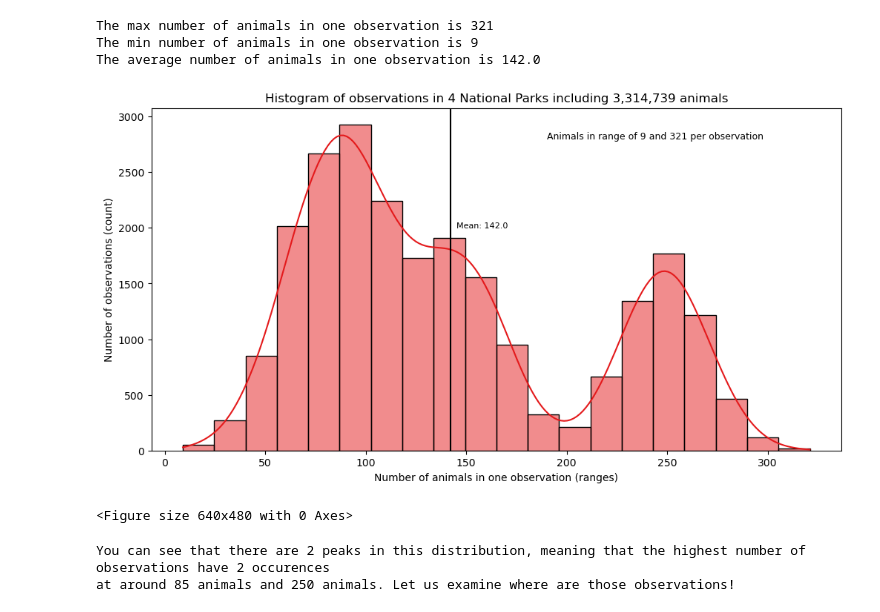
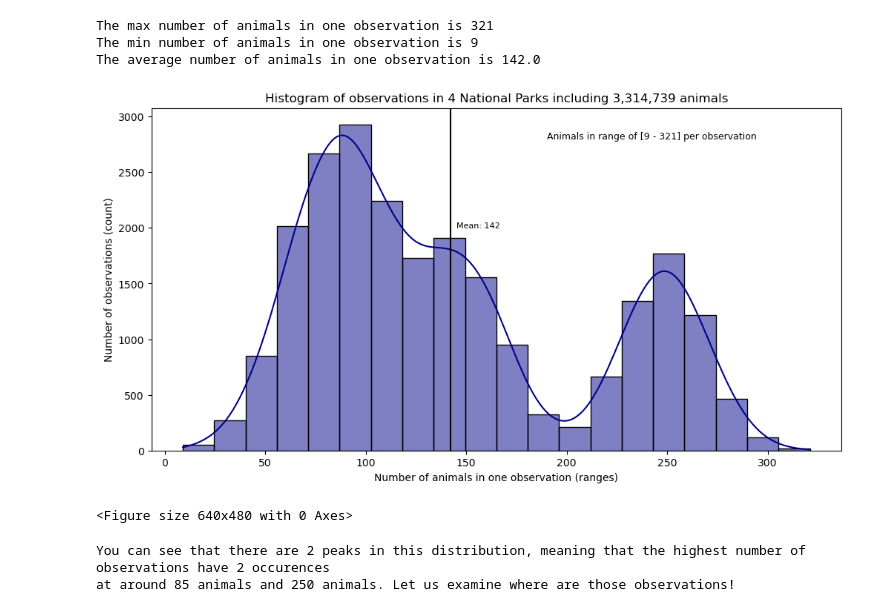
Before and after one commit to LiZoMark841619/Biodiversity_Project, a Jupyter notebook: biodiversity_starter/biodiversity.ipynb, the cells around one changed output. Drawn from its saved outputs; the diff is of its cells as text; code cells hidden in the pictures.

```diff
--- a/biodiversity_starter/biodiversity.ipynb
+++ b/biodiversity_starter/biodiversity.ipynb
@@ -129,19 +129,19 @@ The min number of animals in one observation is 9
 The average number of animals in one observation is 142.0
 # %%
 plt.figure(figsize=[12, 6])
-sns.histplot(file1.observations, kde=True, bins=20)
+sns.histplot(file1.observations, kde=True, bins=20, color='darkblue')
 plt.title(f'Histogram of observations in {file1.park_name.nunique()} National Parks including {file1.observations.sum():,} animals')
 plt.xlabel('Number of animals in one observation (ranges)')
 plt.ylabel('Number of observations (count)')
-plt.text(x=190, y=2800, s=f'''Animals in range of {file1.observations.min()} and {file1.observations.max()} per observation''',
+plt.text(x=190, y=2800, s=f'''Animals in range of [{file1.observations.min()} - {file1.observations.max()}] per observation''',
 fontsize=9)
 plt.axvline(np.mean(file1.observations), color='black')
-plt.text(x=145, y=2000, s=f'Mean: {np.round(file1.observations.mean())}', fontsize=8)
+plt.text(x=145, y=2000, s=f'Mean: {int(file1.observations.mean())}', fontsize=8)
 plt.savefig('hist_observs.png')
 plt.show()
 plt.clf()
 # %% [output]
-[figure, old version]
+[figure, new version]
 <Figure size 640x480 with 0 Axes>
 # %%
 print('''You can see that there are 2 peaks in this distribution, meaning that the highest number of observations have 2 occurences
```
Also changed, not shown: parts of 1 cell of this notebook, 2 other files.
